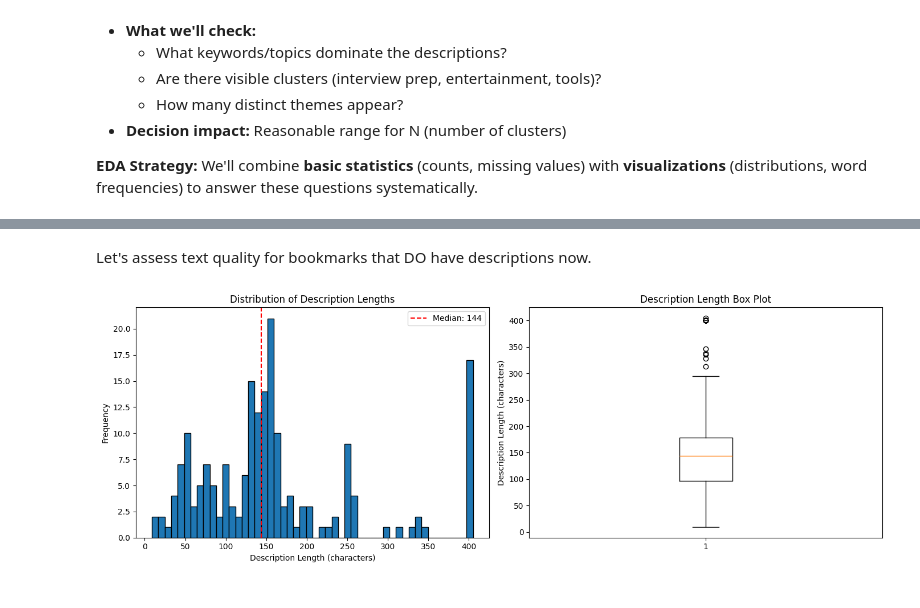
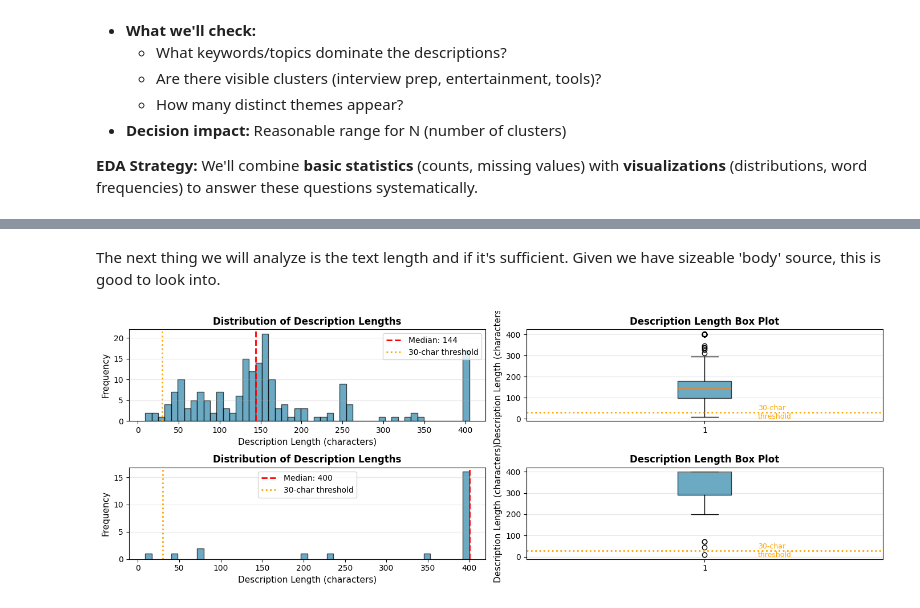
Before and after one commit to dganesh05/tydier, a Jupyter notebook: clustering-notebook.ipynb, the cells around one changed output, grey strips where cells are left out. Cells and saved outputs as stored; diff of their text form; code cells hidden in the pictures.

```diff
--- a/clustering-notebook.ipynb
+++ b/clustering-notebook.ipynb
@@ -297,34 +412,68 @@ Name: count, dtype: int64
 # %% [markdown]
-Let's assess text quality for bookmarks that DO have descriptions now.
+The next thing we will analyze is the text length and if it's sufficient. Given we have sizeable 'body' source, this is good to look into.
 # %%
-df_clean = df[df['description'].notna() & (df['description'].str.strip() != '')].copy()
+df_with_desc['desc_length'] = df_with_desc['description'].str.len()
 
-# Calculate description length
-df_clean['desc_length'] = df_clean['description'].str.len()
+fig, axes = plt.subplots(2, 2, figsize=(14, 5))
 
-# Plot
-fig, axes = plt.subplots(1, 2, figsize=(14, 5))
+# Histogram - everything
+axes[0, 0].hist(df_with_desc['desc_length'], bins=50, edgecolor='black', alpha=0.7, color='#2E86AB')
+axes[0, 0].axvline(df_with_desc['desc_length'].median(), color='red', linestyle='--',
+                linewidth=2, label=f'Median: {df_with_desc["desc_length"].median():.0f}')
+axes[0, 0].axvline(30, color='orange', linestyle=':', linewidth=2, label='30-char threshold')
+axes[0, 0].set_xlabel('Description Length (characters)', fontsize=11)
+axes[0, 0].set_ylabel('Frequency', fontsize=11)
+axes[0, 0].set_title('Distribution of Description Lengths', fontsize=12, fontweight='bold')
+axes[0, 0].legend()
+axes[0, 0].grid(axis='y', alpha=0.3)
 
-# Histogram
-axes[0].hist(df_clean['desc_length'], bins=50, edgecolor='black')
-axes[0].set_xlabel('Description Length (characters)')
-axes[0].set_ylabel('Frequency')
-axes[0].set_title('Distribution of Description Lengths')
-axes[0].axvline(df_clean['desc_length'].median(), color='red', linestyle='--', label=f'Median: {df_clean["desc_length"].median():.0f}')
-axes[0].legend()
+# Box plot - everything
+bp = axes[0, 1].boxplot(df_with_desc['desc_length'], patch_artist=True)
+bp['boxes'][0].set_facecolor('#2E86AB')
+bp['boxes'][0].set_alpha(0.7)
+axes[0, 1].axhline(30, color='orange', linestyle=':', linewidth=2)
+axes[0, 1].set_ylabel('Description Length (characters)', fontsize=11)
+axes[0, 1].set_title('Description Length Box Plot', fontsize=12, fontweight='bold')
+axes[0, 1].text(1.15, 30, '30-char\nthreshold', fontsize=9, color='orange', va='center')
+axes[0, 1].grid(axis='y', alpha=0.3)
 
-# Box plot
-axes[1].boxplot(df_clean['desc_length'])
-axes[1].set_ylabel('Description Length (characters)')
-axes[1].set_title('Description Length Box Plot')
+# Histogram - body source
+axes[1, 0].hist(df_with_desc.loc[df_with_desc['description_source'] == 'body']['desc_length'], bins=50, edgecolor='black', alpha=0.7, color='#2E86AB')
+axes[1, 0].axvline(df_with_desc.loc[df_with_desc['description_source'] == 'body']['desc_length'].median(), color='red', linestyle='--',
+                linewidth=2, label=f'Median: {df_with_desc.loc[df_with_desc['description_source'] == 'body']["desc_length"].median():.0f}')
+axes[1, 0].axvline(30, color='orange', linestyle=':', linewidth=2, label='30-char threshold')
+axes[1, 0].set_xlabel('Description Length (characters)', fontsize=11)
+axes[1, 0].set_ylabel('Frequency', fontsize=11)
+axes[1, 0].set_title('Distribution of Description Lengths', fontsize=12, fontweight='bold')
+axes[1, 0].legend()
+axes[1, 0].grid(axis='y', alpha=0.3)
+
+# Box plot - body source
+bp = axes[1, 1].boxplot(df_with_desc.loc[df_with_desc['description_source'] == 'body']['desc_length'], patch_artist=True)
+bp['boxes'][0].set_facecolor('#2E86AB')
+bp['boxes'][0].set_alpha(0.7)
+axes[1, 1].axhline(30, color='orange', linestyle=':', linewidth=2)
+axes[1, 1].set_ylabel('Description Length (characters)', fontsize=11)
+axes[1, 1].set_title('Description Length Box Plot', fontsize=12, fontweight='bold')
+axes[1, 1].text(1.15, 30, '30-char\nthreshold', fontsize=9, color='orange', va='center')
+axes[1, 1].grid(axis='y', alpha=0.3)
 
 plt.tight_layout()
 plt.show()
 
-# Print stats
-print(f"Mean length: {df_clean['desc_length'].mean():.0f}")
-print(f"Median length: {df_clean['desc_length'].median():.0f}")
-print(f"Min length: {df_clean['desc_length'].min()}")
-print(f"Max length: {df_clean['desc_length'].max()}")
+print(f"\nDescription length statistics:")
+print(f"   Mean: {df_with_desc['desc_length'].mean():.0f} characters")
+print(f"   Median: {df_with_desc['desc_length'].median():.0f} characters")
+print(f"   Range: {df_with_desc['desc_length'].min()} to {df_with_desc['desc_length'].max()} characters")
+
+# Count short descriptions
+short_count = (df_with_desc['desc_length'] < 30).sum()
+print(f"\nDescriptions below 30 characters: {short_count} ({100*short_count/len(df_with_desc):.1f}%)")
+
+print("\nExamples of too-short descriptions (will use titles instead):")
+short_descs = df_with_desc.nsmallest(5, 'desc_length')[['title', 'description', 'desc_length']]
+for idx, row in short_descs.iterrows():
+    print(f"\n   • Description: \"{row['description']}\" ({row['desc_length']} chars)")
+    print(f"     Title: {row['title'][:65]}...")
 # %% [output]
-[figure, old version]
+[figure, new version]
```
Also changed, not shown: parts of 56 cells of this notebook, 2 other files.
